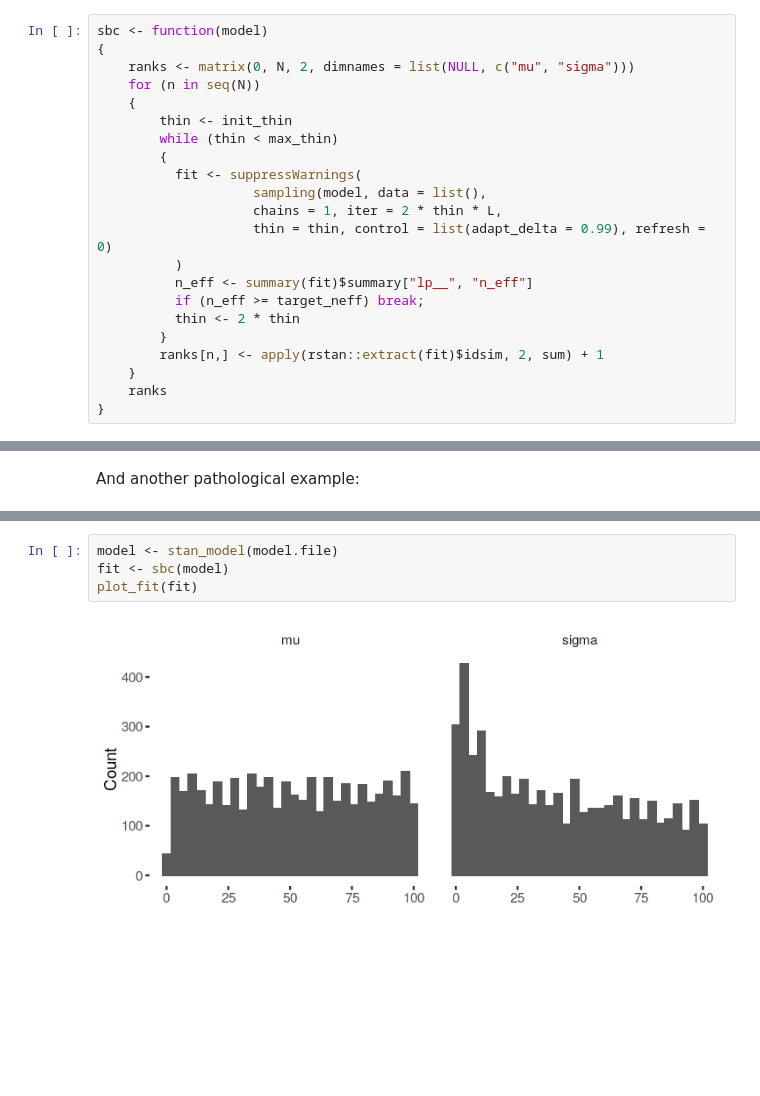
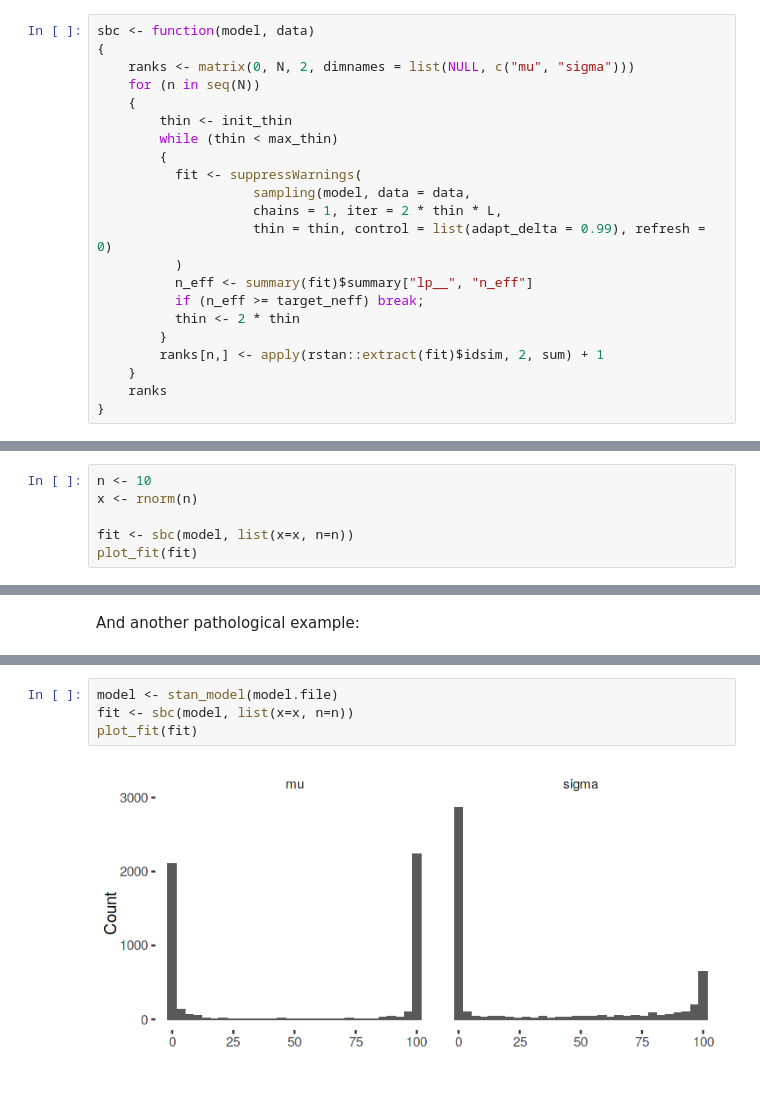
Before and after one commit to dirmeier/etudes, a Jupyter notebook: simulation_based_calibration.ipynb, the cells around one changed output, grey strips where cells are left out. Saved outputs shown, nothing was run; the diff lists cells and outputs as text; blank space fills up the shorter version.

```diff
--- a/simulation_based_calibration.ipynb
+++ b/simulation_based_calibration.ipynb
@@ -30,7 +38,7 @@ options(repr.plot.width = 6, repr.plot.height = 3)
 # %% [markdown]
 SBC is essentially pretty simple. For $N$ iterations we run a while loop to create a posterior sample that has at least a target effective sample size $n_{eff}$ (which is set by us). We do so by resampling and thinning until the posterior sample for every iteration reaches the target $n_{eff}$ (within the while loop). Then we compute the rank for every parameter using the sum as defined above. That is it. If the inference worked, the ranks are uniformly distributed.
 # %%
-sbc <- function(model)
+sbc <- function(model, data)
 {
     ranks <- matrix(0, N, 2, dimnames = list(NULL, c("mu", "sigma")))
     for (n in seq(N))
@@ -39,7 +47,7 @@ sbc <- function(model)
         while (thin < max_thin)
         {
           fit <- suppressWarnings(
-                    sampling(model, data = list(),
+                    sampling(model, data = data,
                     chains = 1, iter = 2 * thin * L,
                     thin = thin, control = list(adapt_delta = 0.99), refresh = 0)
           )
@@ -109,0 +113,6 @@ Next for a pathological case, where the inferences shouldn't work.
+# %%
+n <- 10
+x <- rnorm(n)
+
+fit <- sbc(model, list(x=x, n=n))
+plot_fit(fit)
@@ -159,7 +174,7 @@ generated quantities {
 }
 # %%
 model <- stan_model(model.file)
-fit <- sbc(model)
+fit <- sbc(model, list(x=x, n=n))
 plot_fit(fit)
 # %% [output]
-[figure, old version]
+[figure, new version]
```
Also changed, not shown: parts of 13 cells of this notebook, 3 other files.
